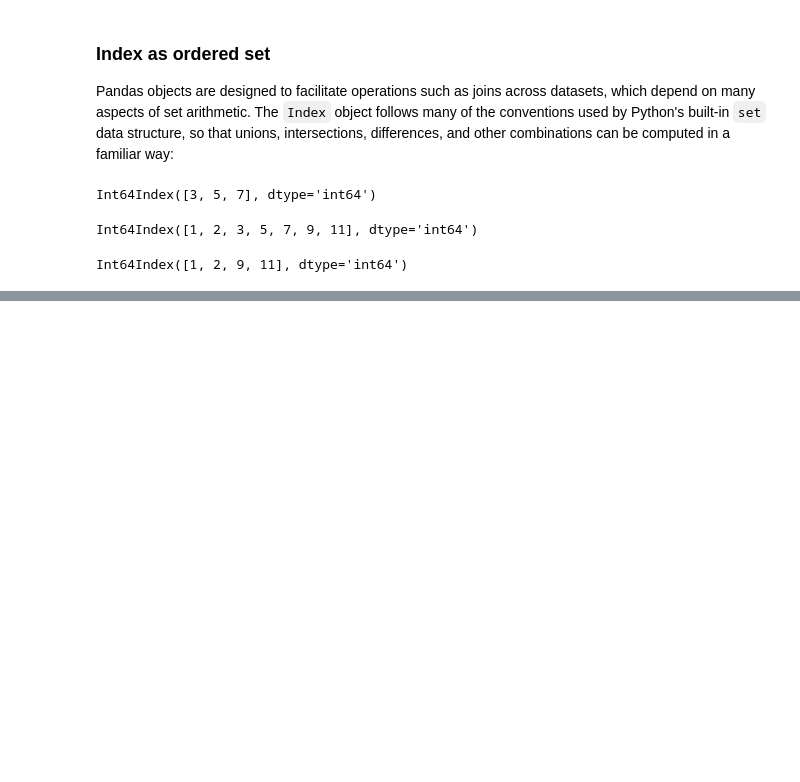
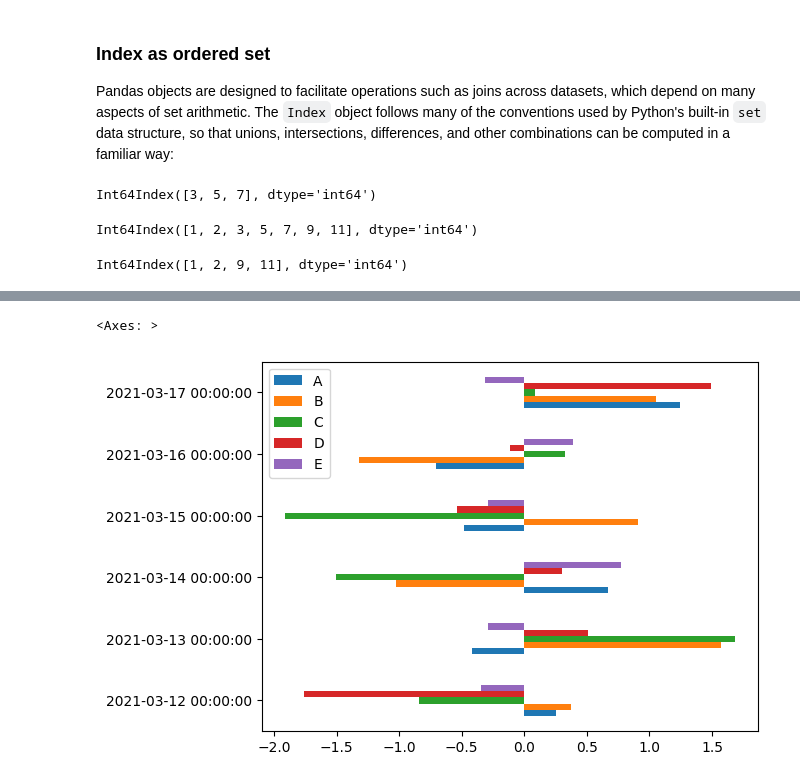
Before and after one commit to iferca/python_training, a Jupyter notebook: 6.DataAnalysis/2.Introducing_Pandas.ipynb, the cells around one changed output, grey strips where cells are left out. Cells and saved outputs as stored; diff of their text form; code cells hidden in the pictures; blank space fills up the shorter version.

```diff
--- a/6.DataAnalysis/2.Introducing_Pandas.ipynb
+++ b/6.DataAnalysis/2.Introducing_Pandas.ipynb
@@ -382,0 +536,5 @@ Int64Index([1, 2, 9, 11], dtype='int64')
+# %%
+df.plot.barh()
+# %% [output]
+<Axes: >
+[figure, added]
```
Also changed, not shown: parts of 35 cells of this notebook, 3 other files.
